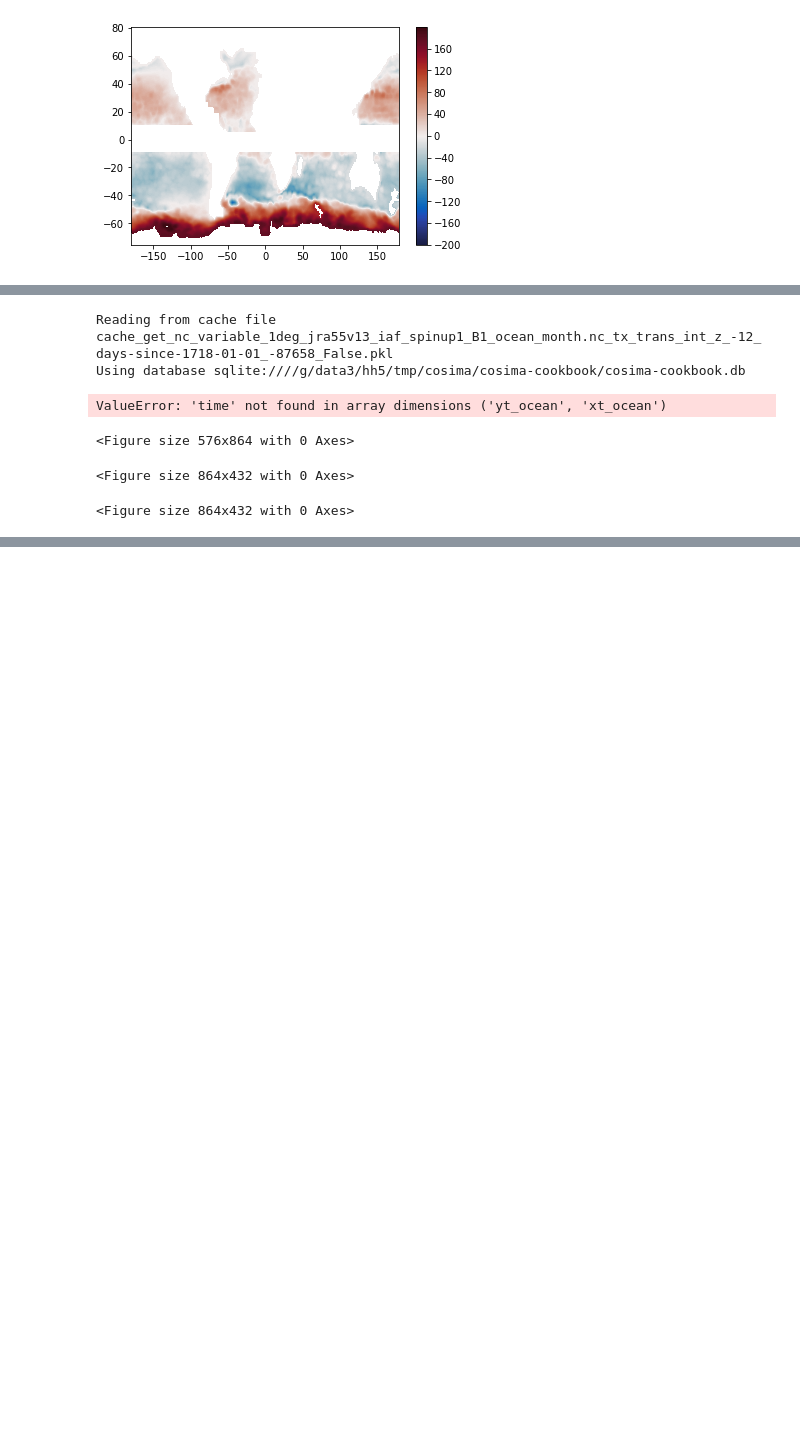
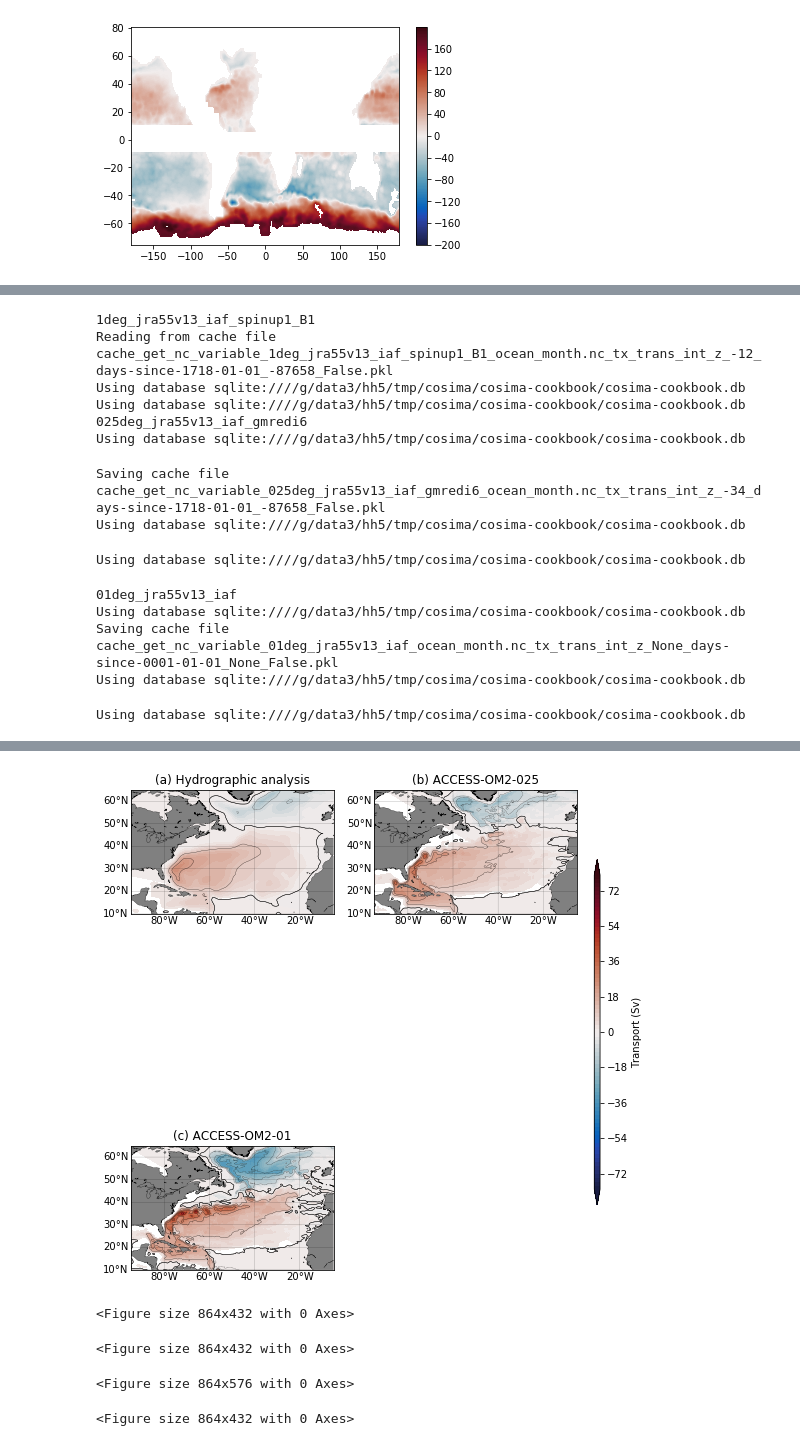
Before and after one commit to PaulSpence/pre21_notebooks, a Jupyter notebook: BSF_OM2.ipynb, the cells around one changed output, grey strips where cells are left out. Cells and saved outputs as stored; diff of their text form; code cells hidden in the pictures; blank space fills up the shorter version.

```diff
--- a/BSF_OM2.ipynb
+++ b/BSF_OM2.ipynb
@@ -145,12 +143,14 @@ plt.figure(5,figsize(12,6))
 
 plot_labels=['(a) ','(b) ','(c) ']
 
-#for i, ekey in enumerate(exptdata.exptdict.keys()):
-for i, ekey in enumerate(['1deg']):
+for i, ekey in enumerate(exptdata.exptdict.keys()):
+#for i, ekey in enumerate(['1deg']):
     expt = exptdata.exptdict[ekey]['expt']
+    print(expt)
+
     gyre_psi = get_gyre_psi(ekey)
-    geolon_t = cc.get_nc_variable(expt,'ocean_grid.nc','geolon_t',n=1).mean('time')
-    geolat_t = cc.get_nc_variable(expt,'ocean_grid.nc','geolat_t',n=1).mean('time')
+    geolon_t = cc.get_nc_variable(expt,'ocean_grid.nc','geolon_t',n=1)
+    geolat_t = cc.get_nc_variable(expt,'ocean_grid.nc','geolat_t',n=1)
 
     label=plot_labels[i]
 
@@ -160,16 +160,24 @@ for i, ekey in enumerate(['1deg']):
     plt.title(label+exptdata.exptdict[ekey]['desc'])
 
 plt.figure(1)
-subplot(224)
+subplot(221)
 plt.title('(a) Hydrographic analysis')
 ax3 = plt.axes([0.93,0.3,0.01,0.4])
 cb = plt.colorbar(p4,cax=ax3,orientation='vertical')
 cb.ax.set_ylabel('Transport (Sv)')
 savefigure('gulfstream_barotropic_streamfunctions')
 # %% [output]
+1deg_jra55v13_iaf_spinup1_B1
 Reading from cache file cache_get_nc_variable_1deg_jra55v13_iaf_spinup1_B1_ocean_month.nc_tx_trans_int_z_-12_days-since-1718-01-01_-87658_False.pkl
 Using database sqlite:////g/data3/hh5/tmp/cosima/cosima-cookbook/cosima-cookbook.db
+Using database sqlite:////g/data3/hh5/tmp/cosima/cosima-cookbook/cosima-cookbook.db
+025deg_jra55v13_iaf_gmredi6
+Using database sqlite:////g/data3/hh5/tmp/cosima/cosima-cookbook/cosima-cookbook.db
-ValueError: 'time' not found in array dimensions ('yt_ocean', 'xt_ocean')
+Saving cache file cache_get_nc_variable_025deg_jra55v13_iaf_gmredi6_ocean_month.nc_tx_trans_int_z_-34_days-since-1718-01-01_-87658_False.pkl
+Using database sqlite:////g/data3/hh5/tmp/cosima/cosima-cookbook/cosima-cookbook.db
-<Figure size 576x864 with 0 Axes>
+Using database sqlite:////g/data3/hh5/tmp/cosima/cosima-cookbook/cosima-cookbook.db
-<Figure size 864x432 with 0 Axes>
+01deg_jra55v13_iaf
+Using database sqlite:////g/data3/hh5/tmp/cosima/cosima-cookbook/cosima-cookbook.db
+Saving cache file cache_get_nc_variable_01deg_jra55v13_iaf_ocean_month.nc_tx_trans_int_z_None_days-since-0001-01-01_None_False.pkl
+Using database sqlite:////g/data3/hh5/tmp/cosima/cosima-cookbook/cosima-cookbook.db
-<Figure size 864x432 with 0 Axes>
+Using database sqlite:////g/data3/hh5/tmp/cosima/cosima-cookbook/cosima-cookbook.db
@@ -177,0 +188,5 @@ ValueError: 'time' not found in array dimensions ('yt_ocean', 'xt_ocean')
+[figure, added]
+<Figure size 864x432 with 0 Axes>
+<Figure size 864x432 with 0 Axes>
+<Figure size 864x576 with 0 Axes>
+<Figure size 864x432 with 0 Axes>
```
Also changed, not shown: parts of 5 cells of this notebook, 1 other file.
